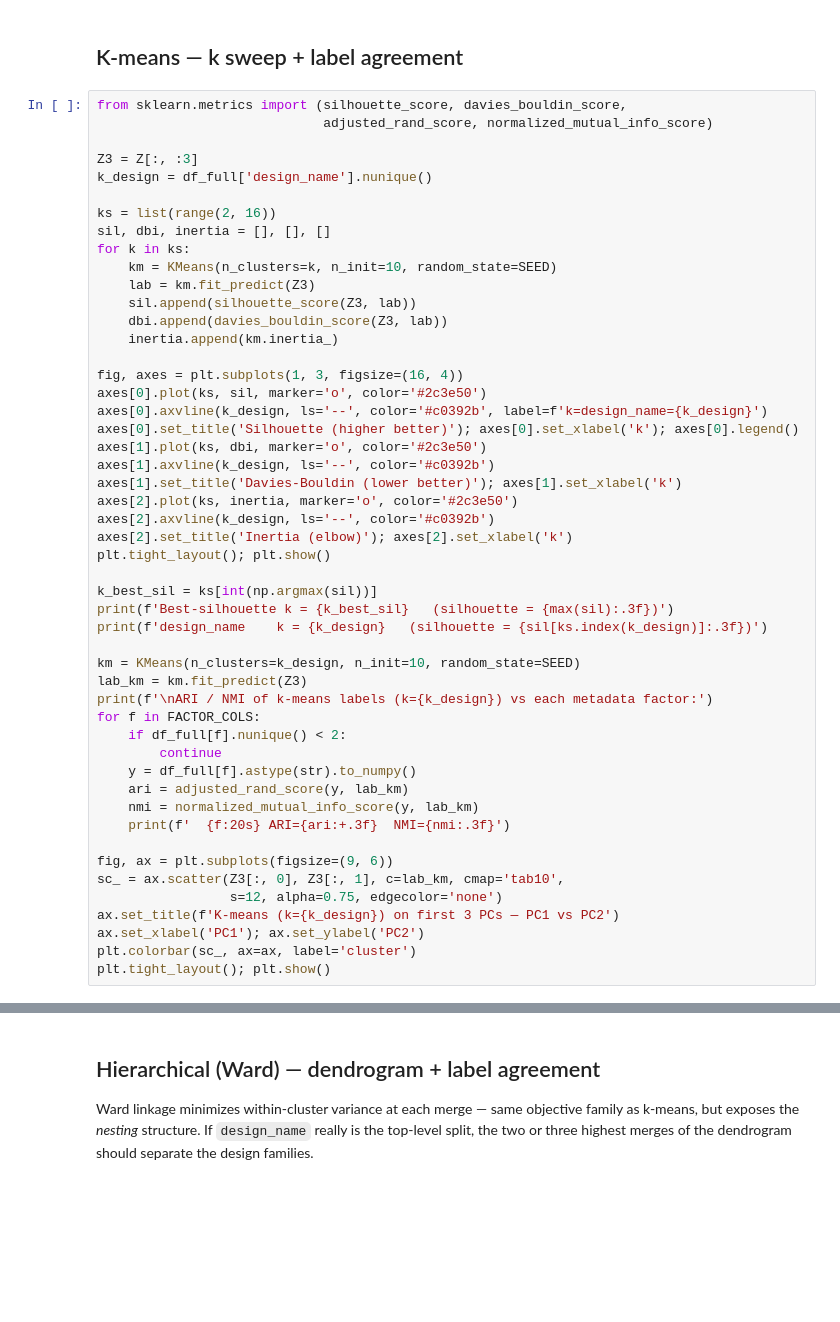
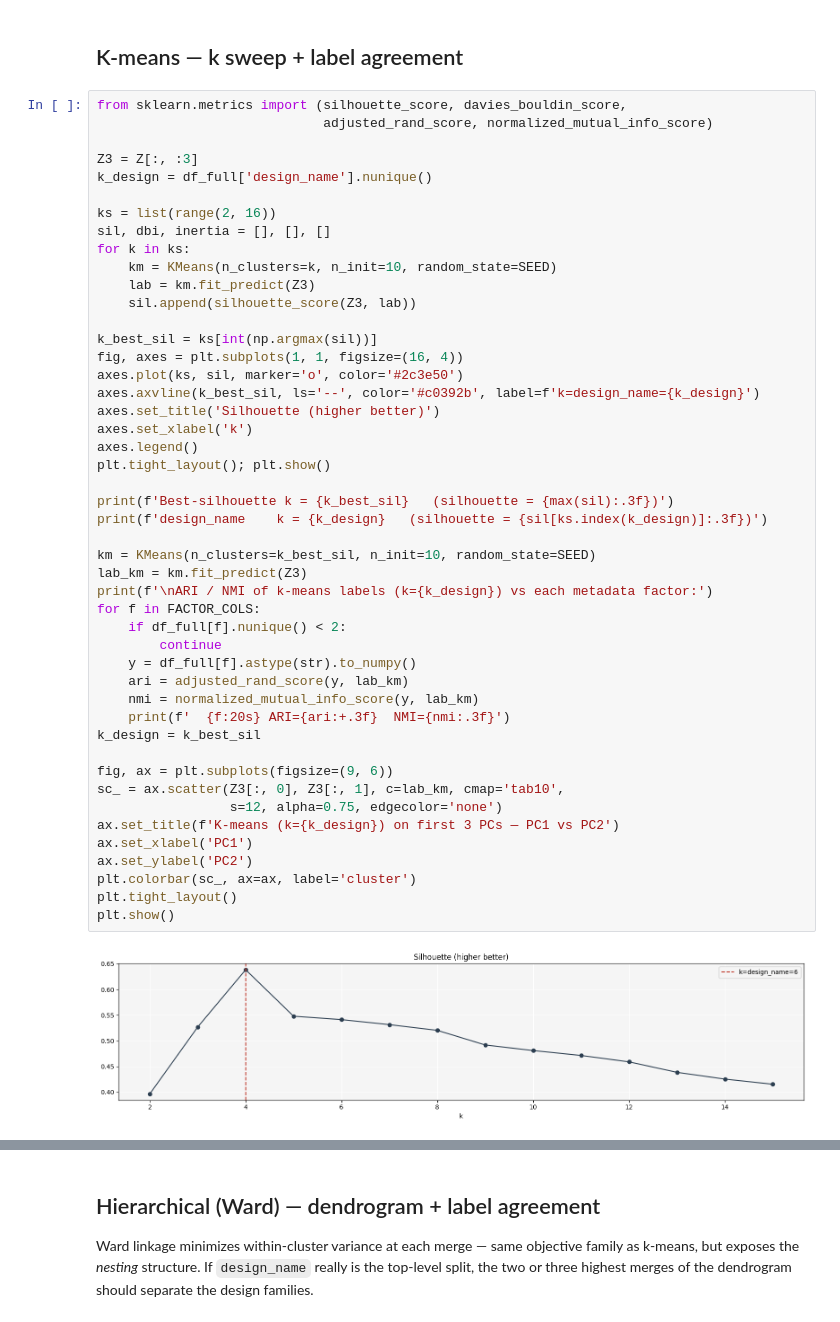
Before and after one commit to beppSpedicato/CircuitNet, a Jupyter notebook: dataset_description_and_partitioning/feature_axis_validation copy.ipynb, the cells around one changed output, grey strips where cells are left out. Drawn from its saved outputs; the diff is of its cells as text; blank space fills up the shorter version.

```diff
--- a/dataset_description_and_partitioning/feature_axis_validation copy.ipynb
+++ b/dataset_description_and_partitioning/feature_axis_validation copy.ipynb
@@ -373,46 +357,45 @@ from sklearn.metrics import (silhouette_score, davies_bouldin_score,
 Z3 = Z[:, :3]
 k_design = df_full['design_name'].nunique()
 
 ks = list(range(2, 16))
 sil, dbi, inertia = [], [], []
 for k in ks:
     km = KMeans(n_clusters=k, n_init=10, random_state=SEED)
     lab = km.fit_predict(Z3)
     sil.append(silhouette_score(Z3, lab))
-    dbi.append(davies_bouldin_score(Z3, lab))
-    inertia.append(km.inertia_)
 
-fig, axes = plt.subplots(1, 3, figsize=(16, 4))
-axes[0].plot(ks, sil, marker='o', color='#2c3e50')
-axes[0].axvline(k_design, ls='--', color='#c0392b', label=f'k=design_name={k_design}')
-axes[0].set_title('Silhouette (higher better)'); axes[0].set_xlabel('k'); axes[0].legend()
-axes[1].plot(ks, dbi, marker='o', color='#2c3e50')
-axes[1].axvline(k_design, ls='--', color='#c0392b')
-axes[1].set_title('Davies-Bouldin (lower better)'); axes[1].set_xlabel('k')
-axes[2].plot(ks, inertia, marker='o', color='#2c3e50')
-axes[2].axvline(k_design, ls='--', color='#c0392b')
-axes[2].set_title('Inertia (elbow)'); axes[2].set_xlabel('k')
+k_best_sil = ks[int(np.argmax(sil))]
+fig, axes = plt.subplots(1, 1, figsize=(16, 4))
+axes.plot(ks, sil, marker='o', color='#2c3e50')
+axes.axvline(k_best_sil, ls='--', color='#c0392b', label=f'k=design_name={k_design}')
+axes.set_title('Silhouette (higher better)')
+axes.set_xlabel('k')
+axes.legend()
 plt.tight_layout(); plt.show()
 
-k_best_sil = ks[int(np.argmax(sil))]
 print(f'Best-silhouette k = {k_best_sil}   (silhouette = {max(sil):.3f})')
 print(f'design_name    k = {k_design}   (silhouette = {sil[ks.index(k_design)]:.3f})')
 
-km = KMeans(n_clusters=k_design, n_init=10, random_state=SEED)
+km = KMeans(n_clusters=k_best_sil, n_init=10, random_state=SEED)
 lab_km = km.fit_predict(Z3)
 print(f'\nARI / NMI of k-means labels (k={k_design}) vs each metadata factor:')
 for f in FACTOR_COLS:
     if df_full[f].nunique() < 2:
         continue
     y = df_full[f].astype(str).to_numpy()
     ari = adjusted_rand_score(y, lab_km)
     nmi = normalized_mutual_info_score(y, lab_km)
     print(f'  {f:20s} ARI={ari:+.3f}  NMI={nmi:.3f}')
+k_design = k_best_sil
 
 fig, ax = plt.subplots(figsize=(9, 6))
 sc_ = ax.scatter(Z3[:, 0], Z3[:, 1], c=lab_km, cmap='tab10',
                  s=12, alpha=0.75, edgecolor='none')
 ax.set_title(f'K-means (k={k_design}) on first 3 PCs — PC1 vs PC2')
-ax.set_xlabel('PC1'); ax.set_ylabel('PC2')
+ax.set_xlabel('PC1')
+ax.set_ylabel('PC2')
 plt.colorbar(sc_, ax=ax, label='cluster')
-plt.tight_layout(); plt.show()
+plt.tight_layout()
+plt.show()
+# %% [output]
+[figure, added]
```
Also changed, not shown: parts of 6 cells of this notebook.
